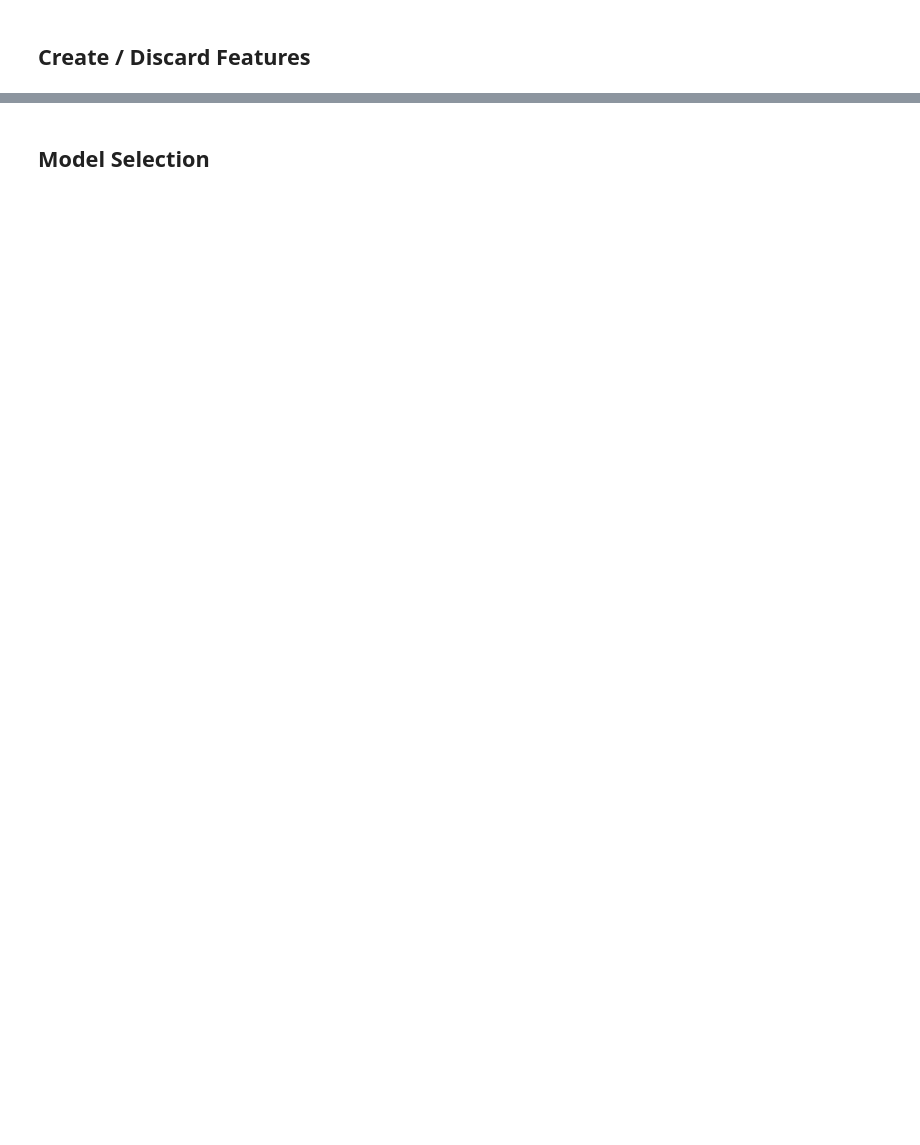
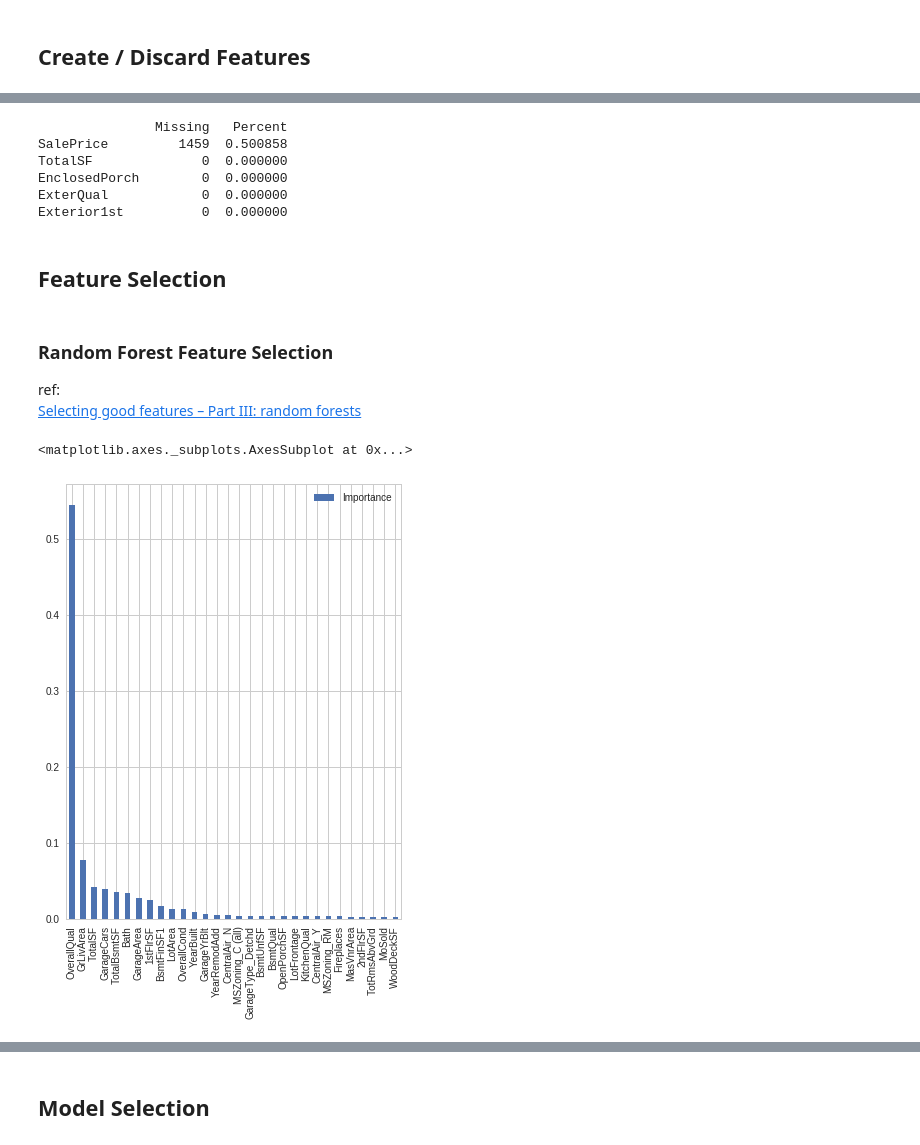
Before and after one commit to yhc1/House_Price, a Jupyter notebook: House_Price_Prediction.ipynb, the cells around one changed output, grey strips where cells are left out. Drawn from its saved outputs; the diff is of its cells as text; code cells hidden in the pictures; blank space fills up the shorter version.

```diff
--- a/House_Price_Prediction.ipynb
+++ b/House_Price_Prediction.ipynb
@@ -381,0 +337,4 @@ RMSE: 0.1068 (+/- 0.01)
+# %%
+outlier = [462, 523, 632, 968, 1298, 1324]
+df_out = df_out.drop(outlier, axis=0)
+X_train, y_train, X_test = preScoreTest(df_out, seg = 1454)
@@ -381,0 +349,59 @@ RMSE: 0.1068 (+/- 0.01)
+# %%
+df_l = df_out.copy()
+# %%
+# Using xgboost to impute missing LotFrontage
+
+null_idx = df_l.loc[df_m['LotFrontage'].isnull()].index
+
+df_lot = df_l.copy()
+df_lot = pd.get_dummies(df_lot)
+train_lot = df_lot.drop(df_lot.index[[null_idx]])
+test_lot = df_lot.loc[null_idx]
+
+test_lot.shape, train_lot.shape
+
+xgb = XGBRegressor(
+    colsample_bytree=0.2,
+    gamma=0.05,
+    learning_rate=0.05,
+    max_depth=5,
+    min_child_weight=3,
+    n_estimators=700,
+    reg_alpha=0.1,
+    reg_lambda=0.005,
+    subsample=0.6)
+
+
+xgb.fit(train_lot.drop(['LotFrontage', 'SalePrice'], axis=1), train_lot['LotFrontage'])
+pred_lot = xgb.predict(test_lot.drop(['LotFrontage', 'SalePrice'], axis=1))
+df_l.loc[null_idx, 'LotFrontage'] = pred_lot
+# %%
+missing = missing_data(df_l)
+print(missing.head(5))
+# %% [output]
+               Missing   Percent
+SalePrice         1459  0.500858
+TotalSF              0  0.000000
+EnclosedPorch        0  0.000000
+ExterQual            0  0.000000
+Exterior1st          0  0.000000
+# %% [markdown]
+## Feature Selection
+# %% [markdown]
+### Random Forest Feature Selection
+
+ref:
+[Selecting good features – Part III: random forests](http://blog.datadive.net/selecting-good-features-part-iii-random-forests/)
+# %%
+def rf_imp(df):
+    X_train, y_train, X_test = preScoreTest(df_l)
+    rfg = RandomForestRegressor(n_estimators=100, random_state=0, n_jobs=-1)
+    rfg.fit(X_train, y_train)
+    imp = pd.DataFrame(rfg.feature_importances_, columns=['Importance'], index=X_train.columns).sort_values('Importance', ascending=False)
+    return imp
+# %%
+imp = rf_imp(df_f)
+imp.head(30).plot(kind = 'bar', figsize=(6, 8))
+# %% [output]
+<matplotlib.axes._subplots.AxesSubplot at 0x...>
+[figure, added]
```
Also changed, not shown: parts of 90 cells of this notebook.
